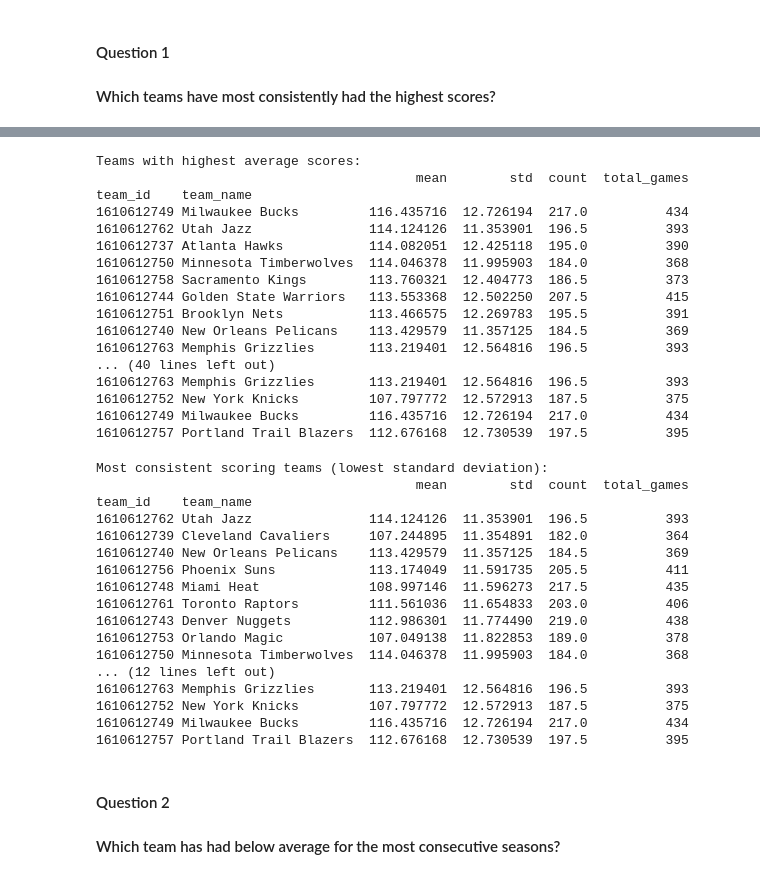
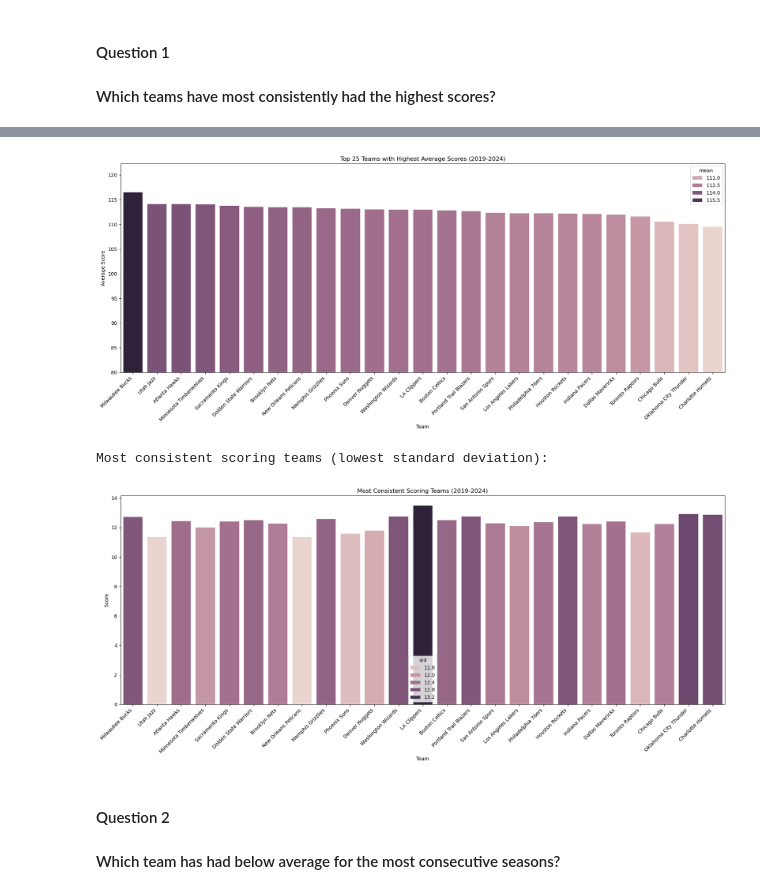
Before and after one commit to thezachdrake/UMD-INST627-Fall2024, a Jupyter notebook: online.ipynb, the cells around one changed output, grey strips where cells are left out. Cells and saved outputs as stored; diff of their text form; code cells hidden in the pictures.

```diff
--- a/online.ipynb
+++ b/online.ipynb
@@ -47,60 +47,49 @@ print(games_recent_5yrs.head(5))
 # %%
 # mean, standard deviation of scores for each team
 score_stats_home = games_recent_5yrs.groupby(['team_id_home','team_name_home'])['pts_home'].agg(['mean', 'std', 'count'])
 score_stats_away = games_recent_5yrs.groupby(['team_id_away','team_name_away'])['pts_away'].agg(['mean', 'std', 'count'])
 
 score_stats_home.index.names = ['team_id', 'team_name']
 score_stats_away.index.names = ['team_id', 'team_name']
 
 combined_stats = pd.concat([score_stats_home, score_stats_away])
 score_stats_all = combined_stats.groupby(['team_id', 'team_name']).mean()
 score_stats_all['total_games'] = combined_stats.groupby(['team_id', 'team_name'])['count'].sum()
 score_stats_all = score_stats_all[score_stats_all['total_games'] >= 100]
 
 
 # teams with highest average
-print("Teams with highest average scores:")
-print(score_stats_all.sort_values(by='mean', ascending=False).head(25))
+#print("Teams with highest average scores:")
+#print(score_stats_all.sort_values(by='mean', ascending=False).head(25))
+
+# Plot teams with highest average scores
+top_teams = score_stats_all.sort_values(by='mean', ascending=False).head(25)
+plt.figure(figsize=(18, 8))
+sns.barplot(data=top_teams.reset_index(), x="team_name", y="mean", hue="mean")
+plt.title("Top 25 Teams with Highest Average Scores (2019-2024)")
+plt.xlabel("Team")
+plt.ylabel("Average Score")
+plt.ylim(80)
+plt.xticks(rotation=45, ha='right')
+plt.tight_layout()
+plt.show()
 # %% [output]
-Teams with highest average scores:
-                                         mean        std  count  total_games
-team_id    team_name
-1610612749 Milwaukee Bucks         116.435716  12.726194  217.0          434
-1610612762 Utah Jazz               114.124126  11.353901  196.5          393
-1610612737 Atlanta Hawks           114.082051  12.425118  195.0          390
-1610612750 Minnesota Timberwolves  114.046378  11.995903  184.0          368
-1610612758 Sacramento Kings        113.760321  12.404773  186.5          373
-1610612744 Golden State Warriors   113.553368  12.502250  207.5          415
-1610612751 Brooklyn Nets           113.466575  12.269783  195.5          391
-1610612740 New Orleans Pelicans    113.429579  11.357125  184.5          369
-1610612763 Memphis Grizzlies       113.219401  12.564816  196.5          393
-... (40 lines left out)
-1610612763 Memphis Grizzlies       113.219401  12.564816  196.5          393
-1610612752 New York Knicks         107.797772  12.572913  187.5          375
-1610612749 Milwaukee Bucks         116.435716  12.726194  217.0          434
-1610612757 Portland Trail Blazers  112.676168  12.730539  197.5          395
+[figure, added]
 # %%
 # teams with consistent scoring
 print("Most consistent scoring teams (lowest standard deviation):")
-print(score_stats_all.sort_values(by='std').head(25))
+#print(score_stats_all.sort_values(by='std').head(25))
+plt.figure(figsize=(18, 8))
+sns.barplot(data=top_teams.reset_index(), x="team_name", y="std", hue="std")
+plt.title("Most Consistent Scoring Teams (2019-2024)")
+plt.xlabel("Team")
+plt.ylabel("Score")
+plt.xticks(rotation=45, ha='right')
+plt.tight_layout()
+plt.show()
 # %% [output]
 Most consistent scoring teams (lowest standard deviation):
-                                         mean        std  count  total_games
-team_id    team_name
-1610612762 Utah Jazz               114.124126  11.353901  196.5          393
-1610612739 Cleveland Cavaliers     107.244895  11.354891  182.0          364
-1610612740 New Orleans Pelicans    113.429579  11.357125  184.5          369
-1610612756 Phoenix Suns            113.174049  11.591735  205.5          411
-1610612748 Miami Heat              108.997146  11.596273  217.5          435
-1610612761 Toronto Raptors         111.561036  11.654833  203.0          406
-1610612743 Denver Nuggets          112.986301  11.774490  219.0          438
-1610612753 Orlando Magic           107.049138  11.822853  189.0          378
-1610612750 Minnesota Timberwolves  114.046378  11.995903  184.0          368
-... (12 lines left out)
-1610612763 Memphis Grizzlies       113.219401  12.564816  196.5          393
-1610612752 New York Knicks         107.797772  12.572913  187.5          375
-1610612749 Milwaukee Bucks         116.435716  12.726194  217.0          434
-1610612757 Portland Trail Blazers  112.676168  12.730539  197.5          395
+[figure, added]
 # %% [markdown]
 #### Question 2
 #### Which team has had below average for the most consecutive seasons?
```
Also changed, not shown: parts of 9 cells of this notebook.
